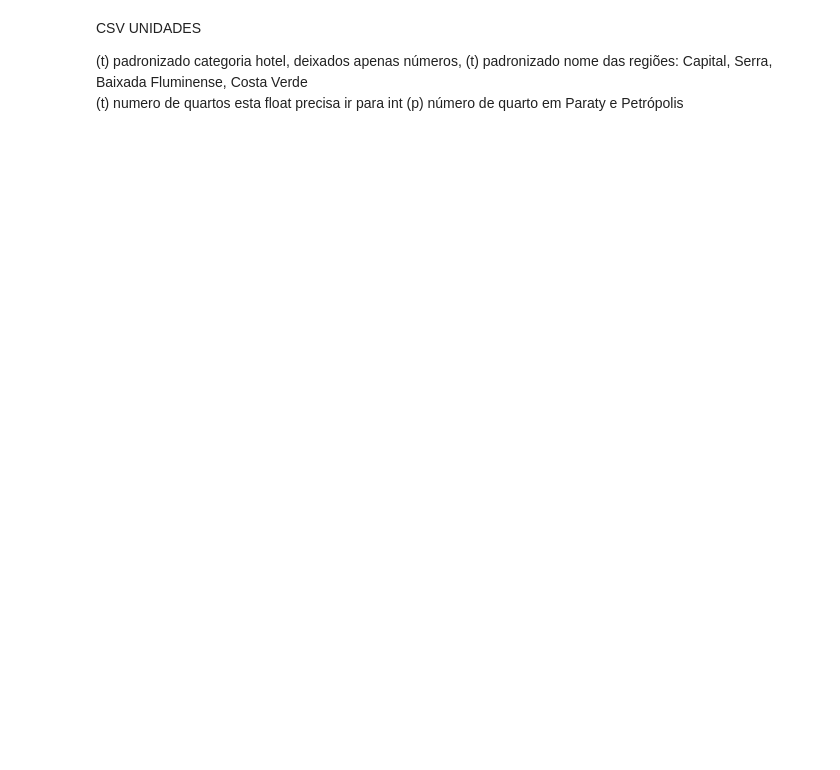
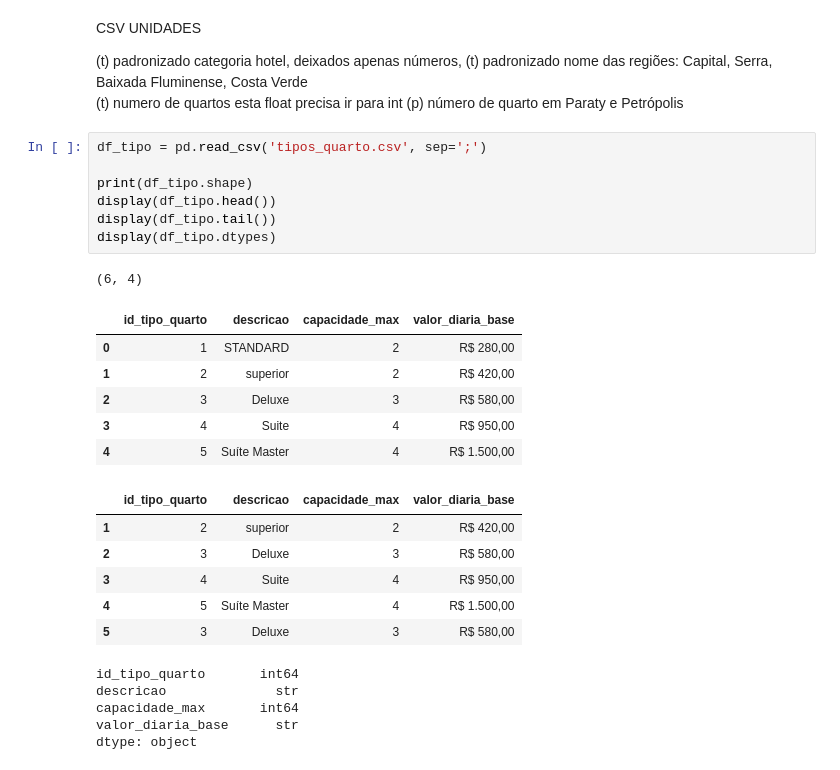
Before and after one commit to CarlosEduardoRodrigues7/Narahotel, a Jupyter notebook: narahotel.ipynb, the cells around one changed output. Drawn from its saved outputs; the diff is of its cells as text; blank space fills up the shorter version.

```diff
--- a/narahotel.ipynb
+++ b/narahotel.ipynb
@@ -198,3 +264,29 @@ CSV UNIDADES
 (t) padronizado nome das regiões: Capital, Serra, Baixada Fluminense, Costa Verde
 (t) numero de quartos esta float precisa ir para int
 (p) número de quarto em Paraty e Petrópolis
+# %%
+df_tipo = pd.read_csv('tipos_quarto.csv', sep=';')
+
+print(df_tipo.shape)
+display(df_tipo.head())
+display(df_tipo.tail())
+display(df_tipo.dtypes)
+# %% [output]
+(6, 4)
+|  | id_tipo_quarto | descricao | capacidade_max | valor_diaria_base |
+| 0 | 1 | STANDARD | 2 | R$ 280,00 |
+| 1 | 2 | superior | 2 | R$ 420,00 |
+| 2 | 3 | Deluxe | 3 | R$ 580,00 |
+| 3 | 4 | Suite | 4 | R$ 950,00 |
+| 4 | 5 | Suíte Master | 4 | R$ 1.500,00 |
+|  | id_tipo_quarto | descricao | capacidade_max | valor_diaria_base |
+| 1 | 2 | superior | 2 | R$ 420,00 |
+| 2 | 3 | Deluxe | 3 | R$ 580,00 |
+| 3 | 4 | Suite | 4 | R$ 950,00 |
+| 4 | 5 | Suíte Master | 4 | R$ 1.500,00 |
+| 5 | 3 | Deluxe | 3 | R$ 580,00 |
+id_tipo_quarto       int64
+descricao              str
+capacidade_max       int64
+valor_diaria_base      str
+dtype: object
```
Also changed, not shown: parts of 16 cells of this notebook.
